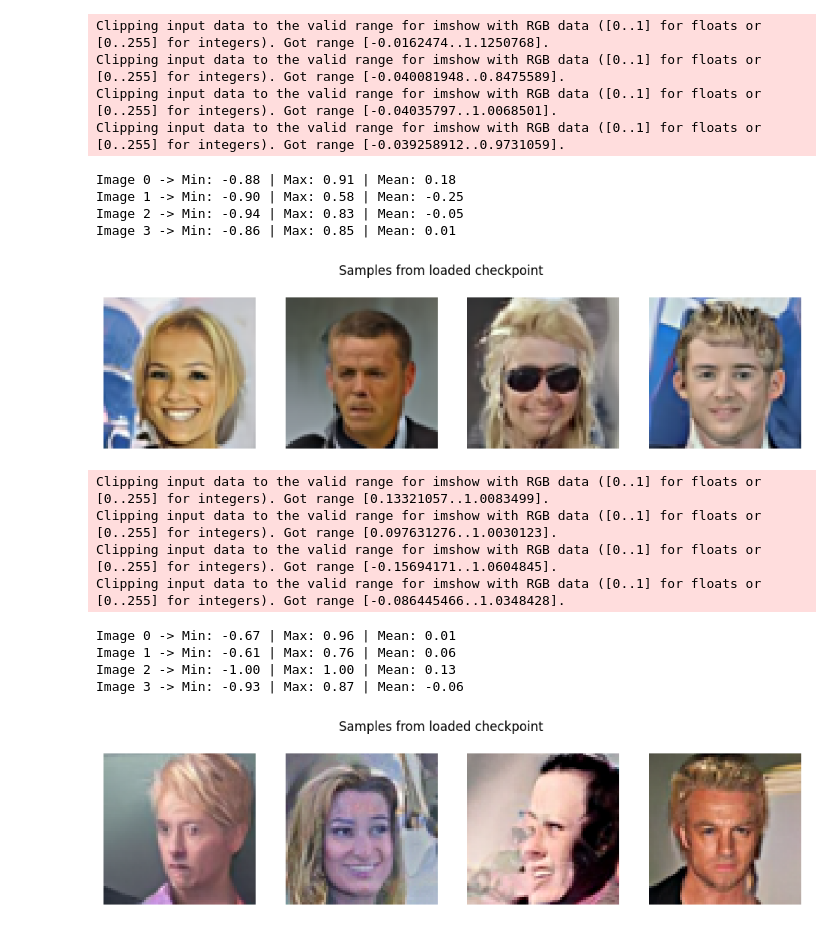
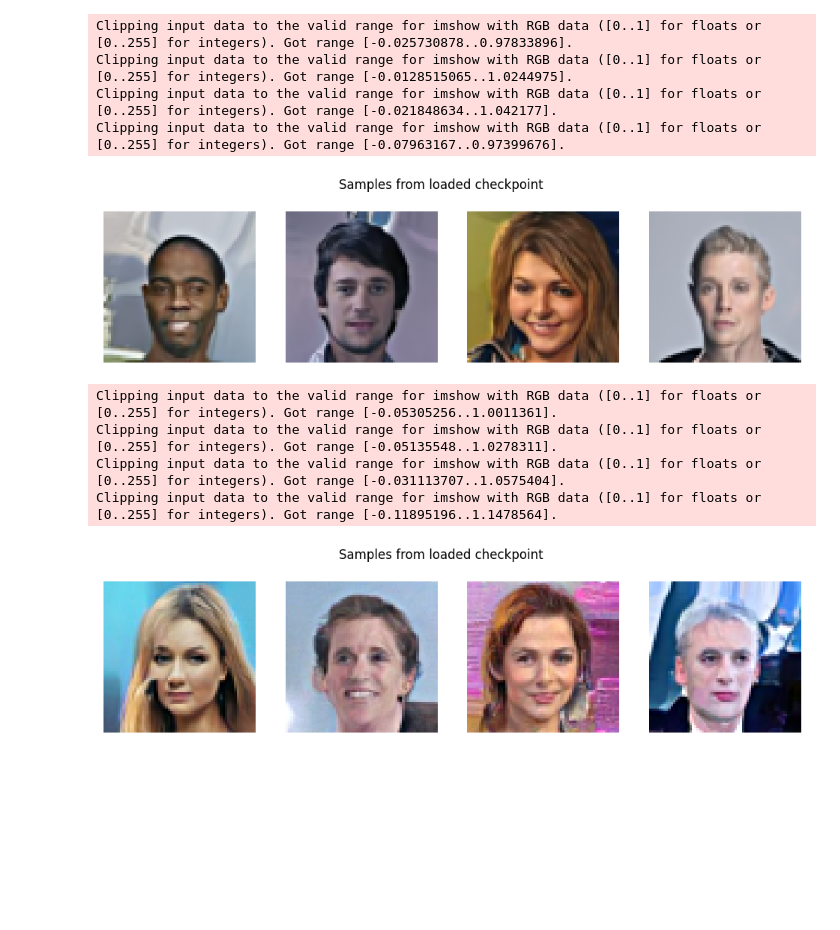
Before and after one commit to buddhi-rash/Machine-Learning-and-AI, a Jupyter notebook: Generative_AI_Diffusion_Model/DDPM sample.ipynb, the cells around one changed output. Drawn from its saved outputs; the diff is of its cells as text; code cells hidden in the pictures; blank space fills up the shorter version.

```diff
--- a/Generative_AI_Diffusion_Model/DDPM sample.ipynb
+++ b/Generative_AI_Diffusion_Model/DDPM sample.ipynb
@@ -53,13 +77,15 @@ def sample(model, image_size=64, batch_size=4, channels=3):
     model.train()
     return x
 # %%
+# DDPM sampling
+
 with torch.no_grad():
     samples = sample(model, image_size=64, batch_size=4)
 
 # Print min, max, and mean for each image in the batch
 for i in range(samples.shape[0]):
     img = samples[i]
-    print(f"Image {i} -> Min: {img.min().item():.2f} | Max: {img.max().item():.2f} | Mean: {img.mean().item():.2f}")
+
 fig, axes = plt.subplots(1, 4, figsize=(12, 3))
 for i in range(4):
     axes[i].imshow(show_image(samples[i]))
@@ -67,13 +93,9 @@ for i in range(4):
 plt.suptitle("Samples from loaded checkpoint")
 plt.show()
 # %% [output]
-Clipping input data to the valid range for imshow with RGB data ([0..1] for floats or [0..255] for integers). Got range [-0.0162474..1.1250768].
-Clipping input data to the valid range for imshow with RGB data ([0..1] for floats or [0..255] for integers). Got range [-0.040081948..0.8475589].
-Clipping input data to the valid range for imshow with RGB data ([0..1] for floats or [0..255] for integers). Got range [-0.04035797..1.0068501].
-Clipping input data to the valid range for imshow with RGB data ([0..1] for floats or [0..255] for integers). Got range [-0.039258912..0.9731059].
+Clipping input data to the valid range for imshow with RGB data ([0..1] for floats or [0..255] for integers). Got range [-0.025730878..0.97833896].
+Clipping input data to the valid range for imshow with RGB data ([0..1] for floats or [0..255] for integers). Got range [-0.0128515065..1.0244975].
+Clipping input data to the valid range for imshow with RGB data ([0..1] for floats or [0..255] for integers). Got range [-0.021848634..1.042177].
+Clipping input data to the valid range for imshow with RGB data ([0..1] for floats or [0..255] for integers). Got range [-0.07963167..0.97399676].
-Image 0 -> Min: -0.88 | Max: 0.91 | Mean: 0.18
-Image 1 -> Min: -0.90 | Max: 0.58 | Mean: -0.25
-Image 2 -> Min: -0.94 | Max: 0.83 | Mean: -0.05
-Image 3 -> Min: -0.86 | Max: 0.85 | Mean: 0.01
-[figure, old version]
+[figure, new version]
 # %%
@@ -124,26 +148,24 @@ def sample_ddim(model, image_size=64, batch_size=4, channels=3, num_steps=50, et
     model.train()
     return x
 # %%
+# DDIM sampling
+
 with torch.no_grad():
-    samples = sample_ddim(model, image_size=64, batch_size=4, num_steps= 500)
+    samples = sample_ddim(model, image_size=64, batch_size=4, num_steps= 250)
 
 # Print min, max, and mean for each image in the batch
 for i in range(samples.shape[0]):
     img = samples[i]
-    print(f"Image {i} -> Min: {img.min().item():.2f} | Max: {img.max().item():.2f} | Mean: {img.mean().item():.2f}")
+
 fig, axes = plt.subplots(1, 4, figsize=(12, 3))
 for i in range(4):
     axes[i].imshow(show_image(samples[i]))
     axes[i].axis("off")
 plt.suptitle("Samples from loaded checkpoint")
 plt.show()
 # %% [output]
-Clipping input data to the valid range for imshow with RGB data ([0..1] for floats or [0..255] for integers). Got range [0.13321057..1.0083499].
-Clipping input data to the valid range for imshow with RGB data ([0..1] for floats or [0..255] for integers). Got range [0.097631276..1.0030123].
-Clipping input data to the valid range for imshow with RGB data ([0..1] for floats or [0..255] for integers). Got range [-0.15694171..1.0604845].
-Clipping input data to the valid range for imshow with RGB data ([0..1] for floats or [0..255] for integers). Got range [-0.086445466..1.0348428].
+Clipping input data to the valid range for imshow with RGB data ([0..1] for floats or [0..255] for integers). Got range [-0.05305256..1.0011361].
+Clipping input data to the valid range for imshow with RGB data ([0..1] for floats or [0..255] for integers). Got range [-0.05135548..1.0278311].
+Clipping input data to the valid range for imshow with RGB data ([0..1] for floats or [0..255] for integers). Got range [-0.031113707..1.0575404].
+Clipping input data to the valid range for imshow with RGB data ([0..1] for floats or [0..255] for integers). Got range [-0.11895196..1.1478564].
-Image 0 -> Min: -0.67 | Max: 0.96 | Mean: 0.01
-Image 1 -> Min: -0.61 | Max: 0.76 | Mean: 0.06
-Image 2 -> Min: -1.00 | Max: 1.00 | Mean: 0.13
-Image 3 -> Min: -0.93 | Max: 0.87 | Mean: -0.06
-[figure, old version]
+[figure, new version]
```
Also changed, not shown: parts of 3 cells of this notebook, 2 other files.
